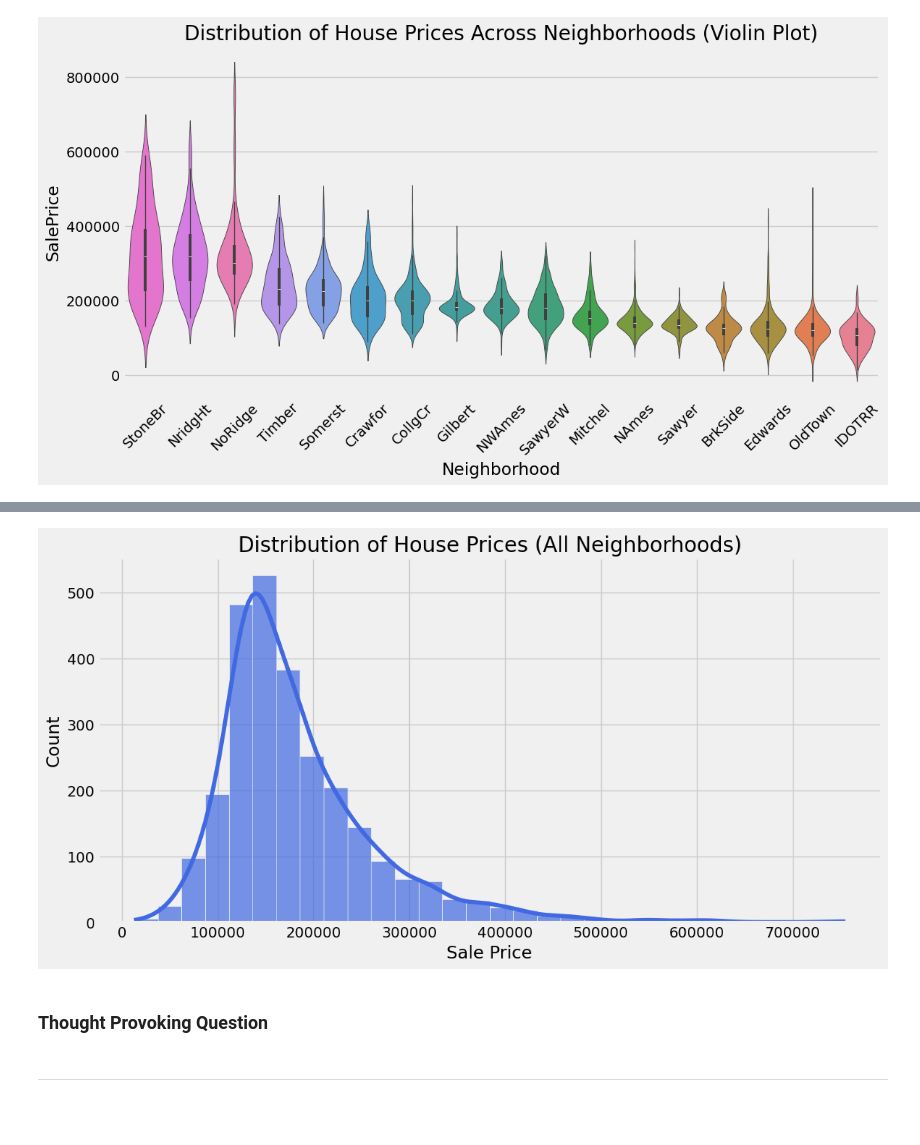
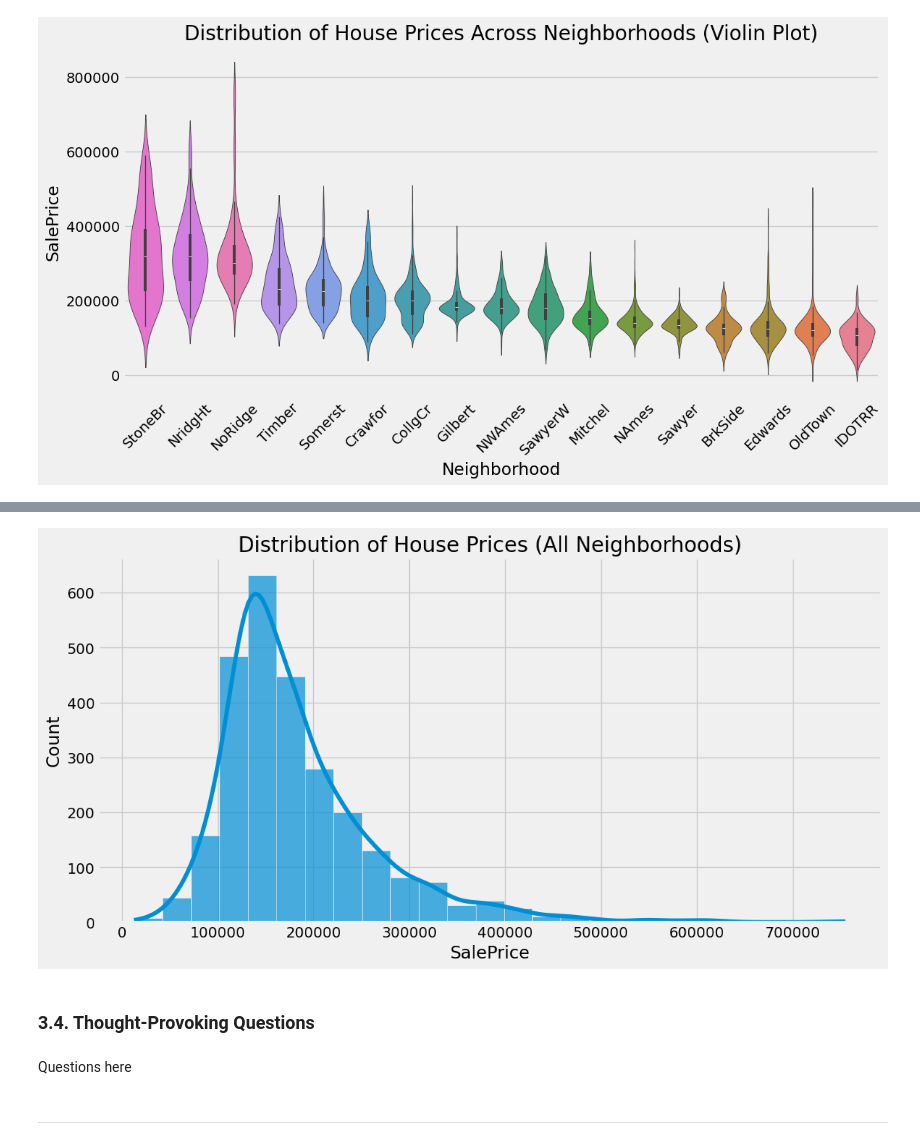
Before and after one commit to ds-modules/ecc-statistics, a Jupyter notebook: anova/anova.ipynb, the cells around one changed output, grey strips where cells are left out. Saved outputs shown, nothing was run; the diff lists cells and outputs as text; code cells hidden in the pictures; blank space fills up the shorter version.

```diff
--- a/anova/anova.ipynb
+++ b/anova/anova.ipynb
@@ -187,19 +215,15 @@ plt.show()
 # %%
 plt.figure(figsize=(12, 6))
-
-# Create a histogram
-sns.histplot(ames["SalePrice"], bins=30, kde=True, color="royalblue", alpha=0.7)
-
-# Labels and title
-plt.xlabel("Sale Price")
+sns.histplot(data=ames, x="SalePrice", bins=25, kde=True, alpha=0.7)
 plt.ylabel("Count")
 plt.title("Distribution of House Prices (All Neighborhoods)")
-
 plt.show()
 # %% [output]
-[figure, old version]
+[figure, new version]
 # %% [markdown]
-### Thought Provoking Question
+### 3.4. Thought-Provoking Questions
+# %% [markdown]
+Questions here
 # %% [markdown]
 ---
 # %% [markdown]
```
Also changed, not shown: parts of 10 cells of this notebook.
